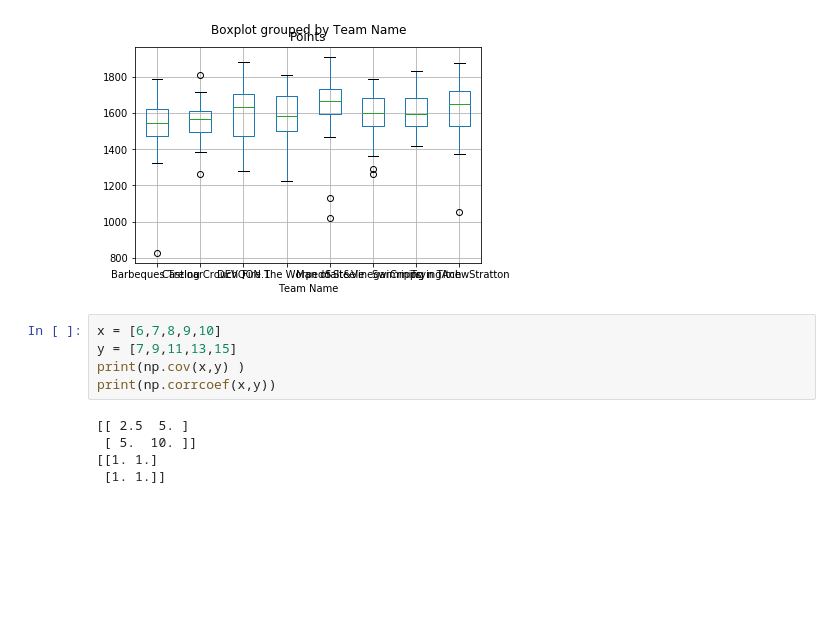
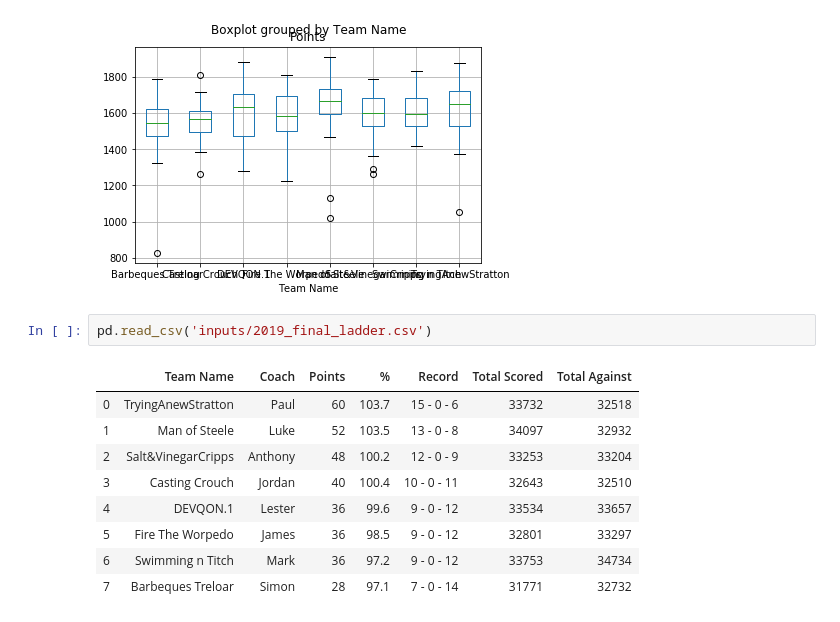
Before and after one commit to mark-richards/sc_scraper, a Jupyter notebook: 2019 Summary.ipynb, the cells around one changed output. Cells and saved outputs as stored; diff of their text form; blank space fills up the shorter version.

```diff
--- a/2019 Summary.ipynb
+++ b/2019 Summary.ipynb
@@ -665,13 +683,15 @@ df_fixture_combined.boxplot(by='Team Name', column=['Points'])
 # %% [output]
 <matplotlib.axes._subplots.AxesSubplot at 0x...>
 [figure]
-# %%
-x = [6,7,8,9,10]
-y = [7,9,11,13,15]
-print(np.cov(x,y) )
-print(np.corrcoef(x,y))
-# %% [output]
-[[ 2.5  5. ]
- [ 5.  10. ]]
-[[1. 1.]
- [1. 1.]]
+# %%
+pd.read_csv('inputs/2019_final_ladder.csv')
+# %% [output]
+|  | Team Name | Coach | Points | % | Record | Total Scored | Total Against |
+| 0 | TryingAnewStratton | Paul | 60 | 103.7 | 15 - 0 - 6 | 33732 | 32518 |
+| 1 | Man of Steele | Luke | 52 | 103.5 | 13 - 0 - 8 | 34097 | 32932 |
+| 2 | Salt&VinegarCripps | Anthony | 48 | 100.2 | 12 - 0 - 9 | 33253 | 33204 |
+| 3 | Casting Crouch | Jordan | 40 | 100.4 | 10 - 0 - 11 | 32643 | 32510 |
+| 4 | DEVQON.1 | Lester | 36 | 99.6 | 9 - 0 - 12 | 33534 | 33657 |
+| 5 | Fire The Worpedo | James | 36 | 98.5 | 9 - 0 - 12 | 32801 | 33297 |
+| 6 | Swimming n Titch | Mark | 36 | 97.2 | 9 - 0 - 12 | 33753 | 34734 |
+| 7 | Barbeques Treloar | Simon | 28 | 97.1 | 7 - 0 - 14 | 31771 | 32732 |
```
Also changed, not shown: parts of 3 cells of this notebook, 11 other files.
